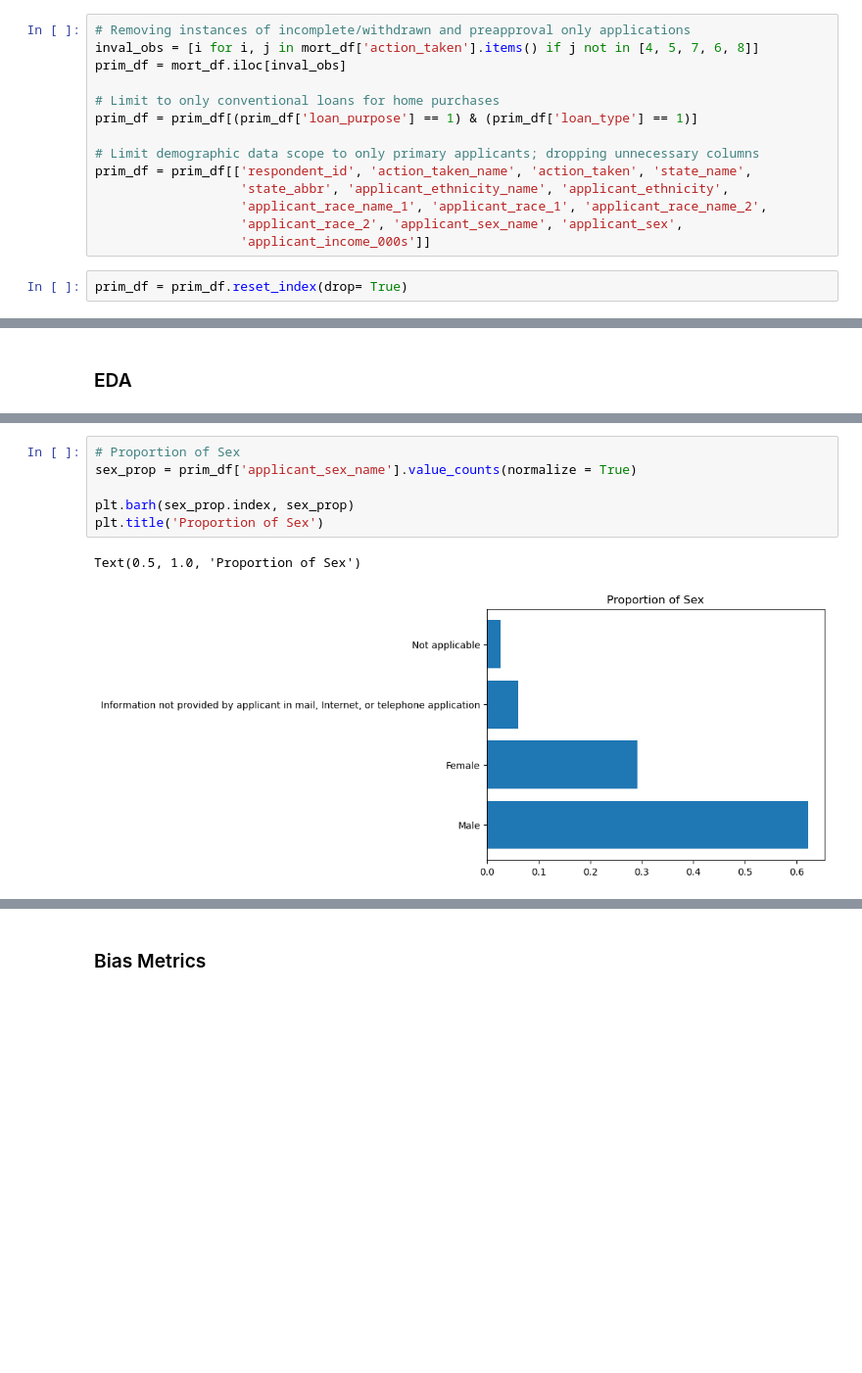
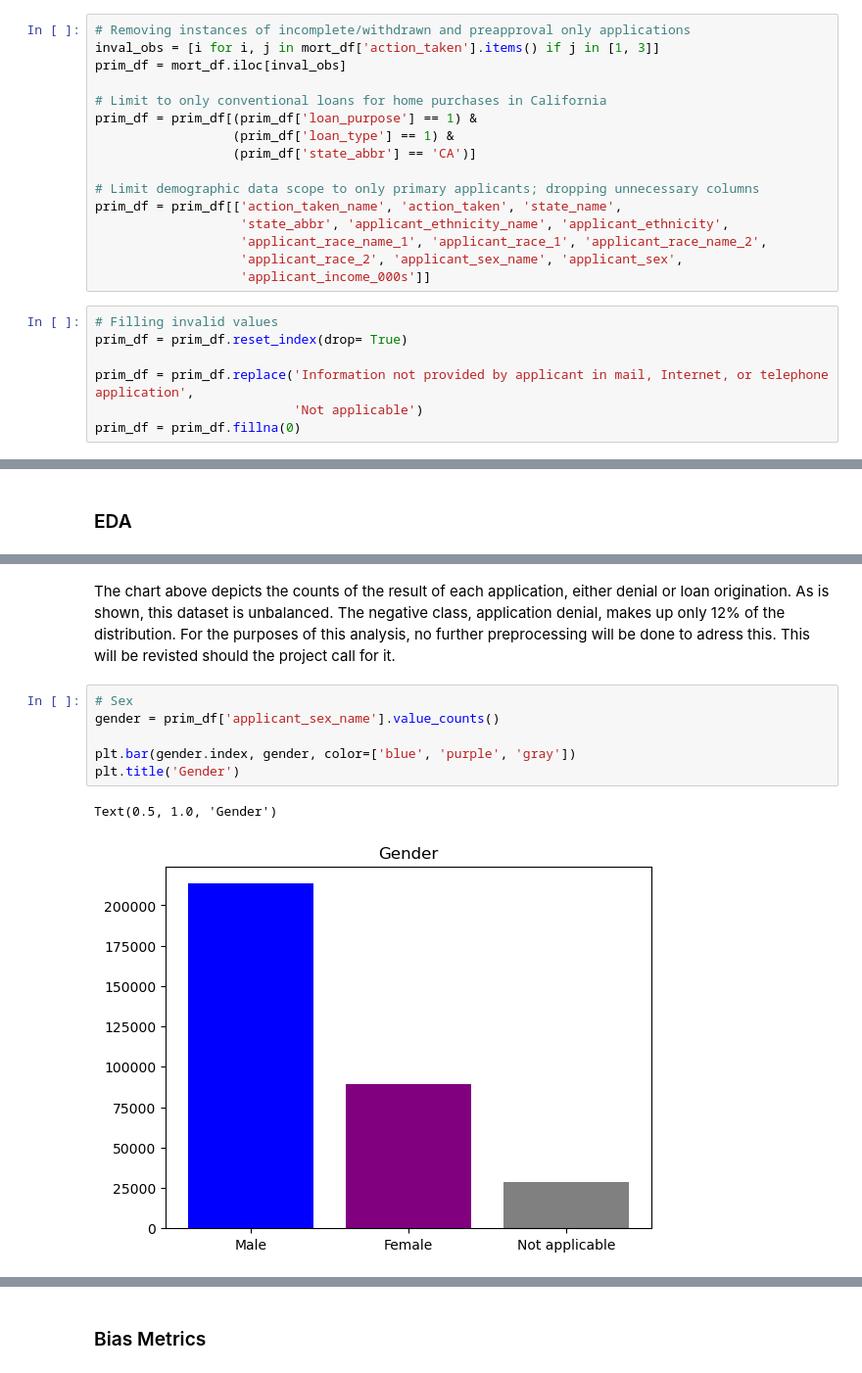
Before and after one commit to 474benchen/bias_aware_gridsearchCV, a Jupyter notebook: mortgage_example/mortgage_example.ipynb, the cells around one changed output, grey strips where cells are left out. Shown at 98% size. Cells and saved outputs as stored; diff of their text form; blank space fills up the shorter version.

```diff
--- a/mortgage_example/mortgage_example.ipynb
+++ b/mortgage_example/mortgage_example.ipynb
@@ -48,17 +46,24 @@ mort_df.describe()
 8 rows × 41 columns
 # %%
 # Removing instances of incomplete/withdrawn and preapproval only applications
-inval_obs = [i for i, j in mort_df['action_taken'].items() if j not in [4, 5, 7, 6, 8]]
+inval_obs = [i for i, j in mort_df['action_taken'].items() if j in [1, 3]]
 prim_df = mort_df.iloc[inval_obs]
 
-# Limit to only conventional loans for home purchases
-prim_df = prim_df[(prim_df['loan_purpose'] == 1) & (prim_df['loan_type'] == 1)]
+# Limit to only conventional loans for home purchases in California
+prim_df = prim_df[(prim_df['loan_purpose'] == 1) &
+                  (prim_df['loan_type'] == 1) &
+                  (prim_df['state_abbr'] == 'CA')]
 
 # Limit demographic data scope to only primary applicants; dropping unnecessary columns
-prim_df = prim_df[['respondent_id', 'action_taken_name', 'action_taken', 'state_name',
+prim_df = prim_df[['action_taken_name', 'action_taken', 'state_name',
                    'state_abbr', 'applicant_ethnicity_name', 'applicant_ethnicity',
                    'applicant_race_name_1', 'applicant_race_1', 'applicant_race_name_2',
                    'applicant_race_2', 'applicant_sex_name', 'applicant_sex',
                    'applicant_income_000s']]
 # %%
+# Filling invalid values
 prim_df = prim_df.reset_index(drop= True)
+
+prim_df = prim_df.replace('Information not provided by applicant in mail, Internet, or telephone application',
+                          'Not applicable')
+prim_df = prim_df.fillna(0)
@@ -85,9 +85,11 @@ Text(0.5, 1.0, 'Proportion of Race')
+# %% [markdown]
+The chart above depicts the counts of the result of each application, either denial or loan origination. As is shown, this dataset is unbalanced. The negative class, application denial, makes up only 12% of the distribution. For the purposes of this analysis, no further preprocessing will be done to adress this. This will be revisted should the project call for it.
 # %%
-# Proportion of Sex
-sex_prop = prim_df['applicant_sex_name'].value_counts(normalize = True)
+# Sex
+gender = prim_df['applicant_sex_name'].value_counts()
 
-plt.barh(sex_prop.index, sex_prop)
-plt.title('Proportion of Sex')
+plt.bar(gender.index, gender, color=['blue', 'purple', 'gray'])
+plt.title('Gender')
 # %% [output]
-Text(0.5, 1.0, 'Proportion of Sex')
+Text(0.5, 1.0, 'Gender')
-[figure, old version]
+[figure, new version]
```
Also changed, not shown: parts of 34 cells of this notebook, 1 other file.
